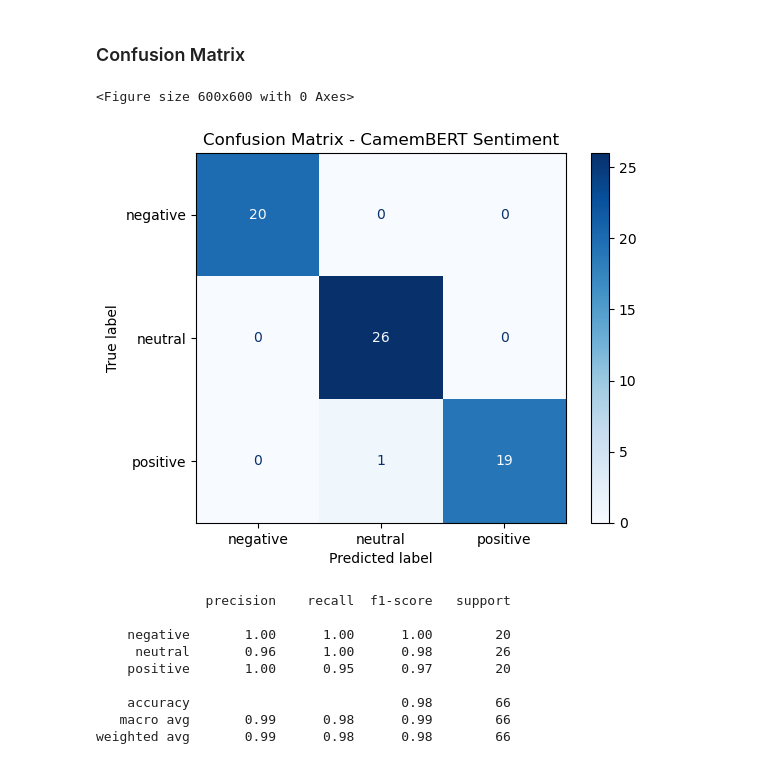
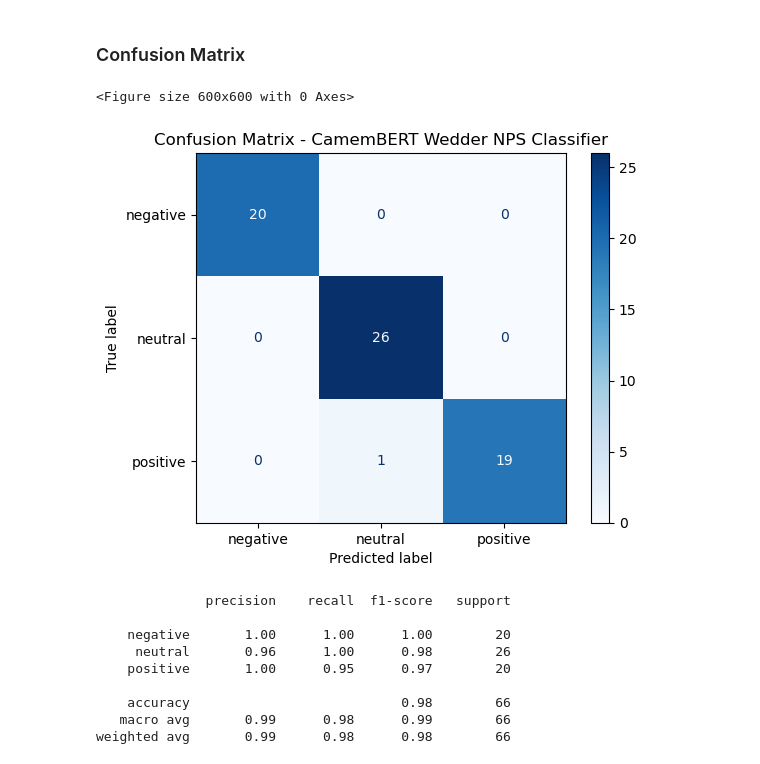
Before and after one commit to Jyok1m/ai-wedder-microservice, a Jupyter notebook: notebooks/01_classifier.ipynb, the cells around one changed output. Drawn from its saved outputs; the diff is of its cells as text; code cells hidden in the pictures.

```diff
--- a/notebooks/01_classifier.ipynb
+++ b/notebooks/01_classifier.ipynb
@@ -165,12 +142,12 @@ training_args = TrainingArguments(
     eval_strategy="epoch",
     logging_strategy="epoch",
     save_strategy="epoch",
-    num_train_epochs=10,
+    num_train_epochs=20,
     per_device_train_batch_size=8,
     per_device_eval_batch_size=8,
     warmup_steps=50,
     weight_decay=0.01,
-    logging_dir="../logs",
+    #logging_dir="../logs",
     load_best_model_at_end=True,
 )
 
@@ -218,19 +201,19 @@ y_true = preds_output.label_ids
 # %%
 from sklearn.metrics import confusion_matrix, ConfusionMatrixDisplay
 import matplotlib.pyplot as plt
 
 labels = ["negative", "neutral", "positive"]
 
 cm = confusion_matrix(y_true, y_pred)
 disp = ConfusionMatrixDisplay(confusion_matrix=cm, display_labels=labels)
 
 plt.figure(figsize=(6, 6))
 disp.plot(cmap="Blues", values_format='d')
-plt.title("Confusion Matrix - CamemBERT Sentiment")
+plt.title("Confusion Matrix - CamemBERT Wedder NPS Classifier")
 plt.show()
 # %% [output]
 <Figure size 600x600 with 0 Axes>
-[figure, old version]
+[figure, new version]
 # %%
 from sklearn.metrics import classification_report
 print(classification_report(y_true, y_pred, target_names=labels))
```
Also changed, not shown: parts of 10 cells of this notebook, 1 other file.
